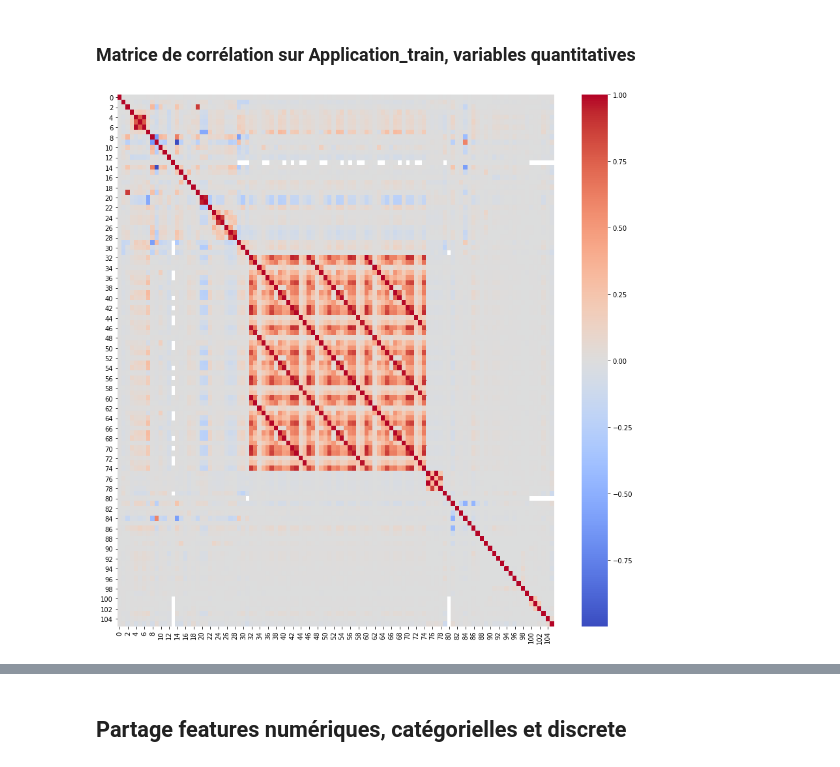
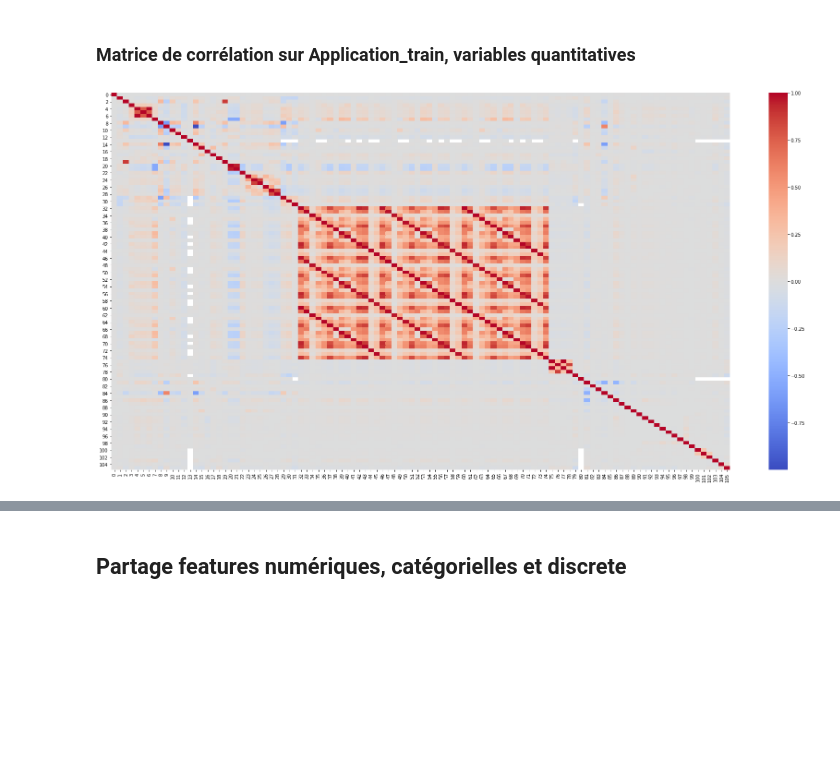
Before and after one commit to StefBerechet/OC_DS_P7_Modele_Scoring, a Jupyter notebook: P7_01_Exploration_Data.ipynb, the cells around one changed output, grey strips where cells are left out. Cells and saved outputs as stored; diff of their text form; code cells hidden in the pictures; blank space fills up the shorter version.

```diff
--- a/P7_01_Exploration_Data.ipynb
+++ b/P7_01_Exploration_Data.ipynb
@@ -580,11 +602,11 @@ The correlation between EXT_SOURCE_3 and the TARGET is -0.1789
 ### Matrice de corrélation sur Application_train, variables quantitatives
 # %%
 corr_mat = application_train.corr()
-plt.figure(figsize=[15, 15])
+plt.figure(figsize=[30, 15])
 sns.heatmap(corr_mat.values, annot=False,  cmap='coolwarm')
 plt.show()
 # %% [output]
-[figure, old version]
+[figure, new version]
 # %%
 corr_mat
 # %% [output]
```
Also changed, not shown: parts of 31 cells of this notebook, 2 other files.
